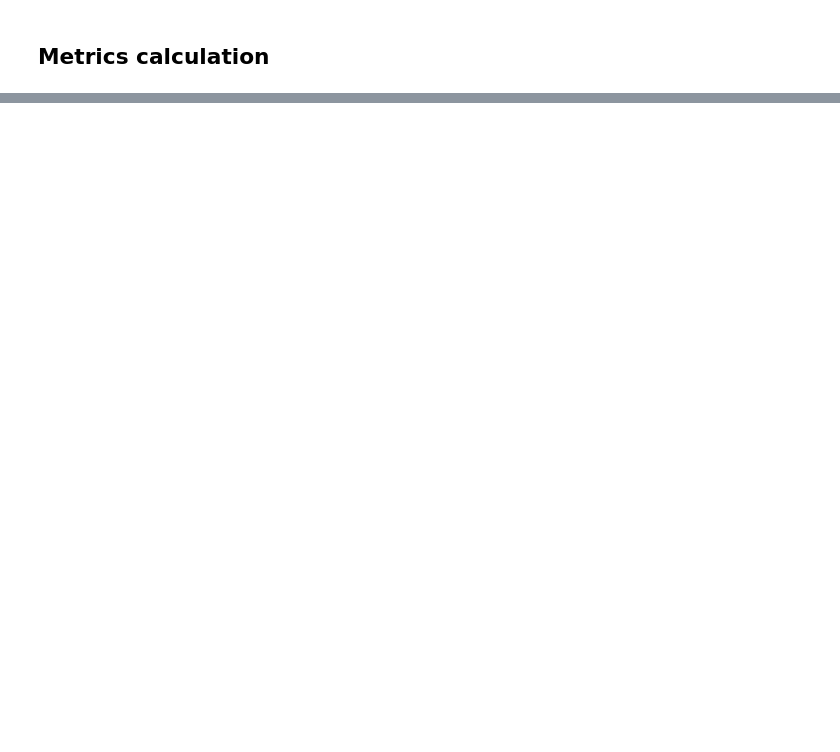
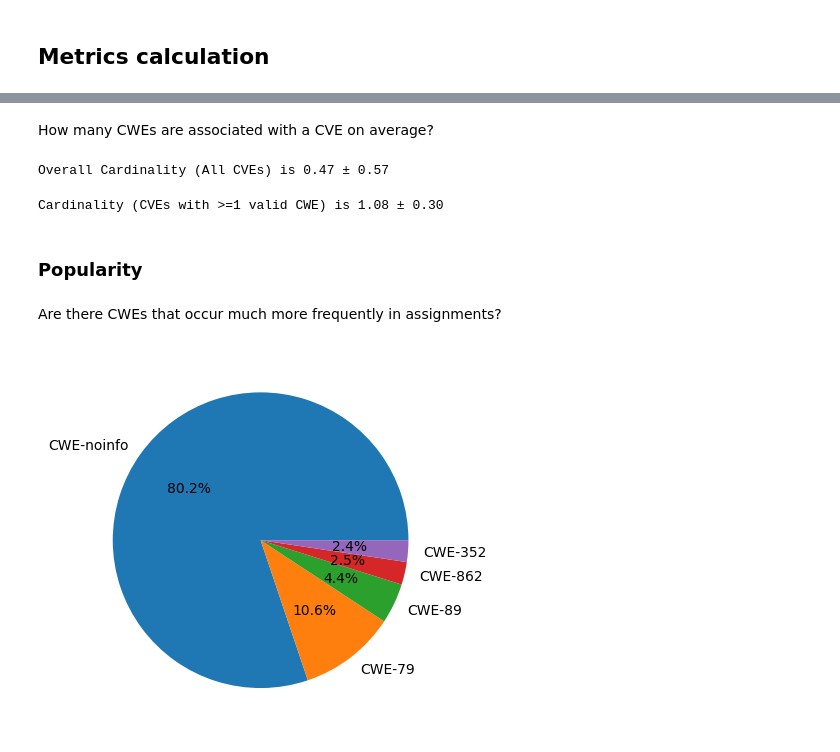
Before and after one commit to AndyVale/CVEvsCWE, a Jupyter notebook: analysis.ipynb, the cells around one changed output, grey strips where cells are left out. Drawn from its saved outputs; the diff is of its cells as text; code cells hidden in the pictures; blank space fills up the shorter version.

```diff
--- a/analysis.ipynb
+++ b/analysis.ipynb
@@ -104,3 +127,9 @@ len(df_cwe_metadata)
 len(df_cve)
 # %% [output]
 341110
+# %%
+df_cve_cwe = df_cve.copy()
+df_cve_cwe["cwe_id"] = (df_cve_cwe["cna_cwes"] + df_cve_cwe["adp_cwes"]).apply(lambda x: set(x))
+df_cve_cwe.drop(["cna_cwes", "adp_cwes"], axis=1, inplace=True)
+df_cve_cwe = df_cve_cwe.explode("cwe_id")
+df_cve_cwe.fillna("CWE-noinfo", inplace=True);
@@ -110,0 +162,34 @@ len(df_cve)
+# %% [markdown]
+How many CWEs are associated with a CVE on average?
+# %%
+# Get counts for valid CWEs
+valid_counts = df_cve_cwe[df_cve_cwe["cwe_id"] != "CWE-noinfo"].groupby("cve_id").size()
+
+# Reindex filling with 0 the CVE without CWEs
+all_ids = df_cve_cwe["cve_id"].unique()
+overall_counts = valid_counts.reindex(all_ids, fill_value=0)
+
+mean = overall_counts.mean()
+std = overall_counts.std()
+
+print(f"Overall Cardinality (All CVEs) is {mean:.2f} ± {std:.2f}")
+# %% [output]
+Overall Cardinality (All CVEs) is 0.47 ± 0.57
+# %%
+valid_counts = df_cve_cwe[df_cve_cwe["cwe_id"] != "CWE-noinfo"].groupby("cve_id").size()
+
+mean = valid_counts.mean()
+std = valid_counts.std()
+
+print(f"Cardinality (CVEs with >=1 valid CWE) is {mean:.2f} ± {std:.2f}")
+# %% [output]
+Cardinality (CVEs with >=1 valid CWE) is 1.08 ± 0.30
+# %% [markdown]
+### Popularity
+# %% [markdown]
+Are there CWEs that occur much more frequently in assignments?
+# %%
+top_5_cwe_values = df_cve_cwe["cwe_id"].value_counts(normalize=True).head(5)
+pie_5 = top_5_cwe_values.plot.pie(autopct='%1.1f%%', ylabel='') # pyright: ignore[reportCallIssue]
+# %% [output]
+[figure, added]
```
Also changed, not shown: parts of 22 cells of this notebook.
